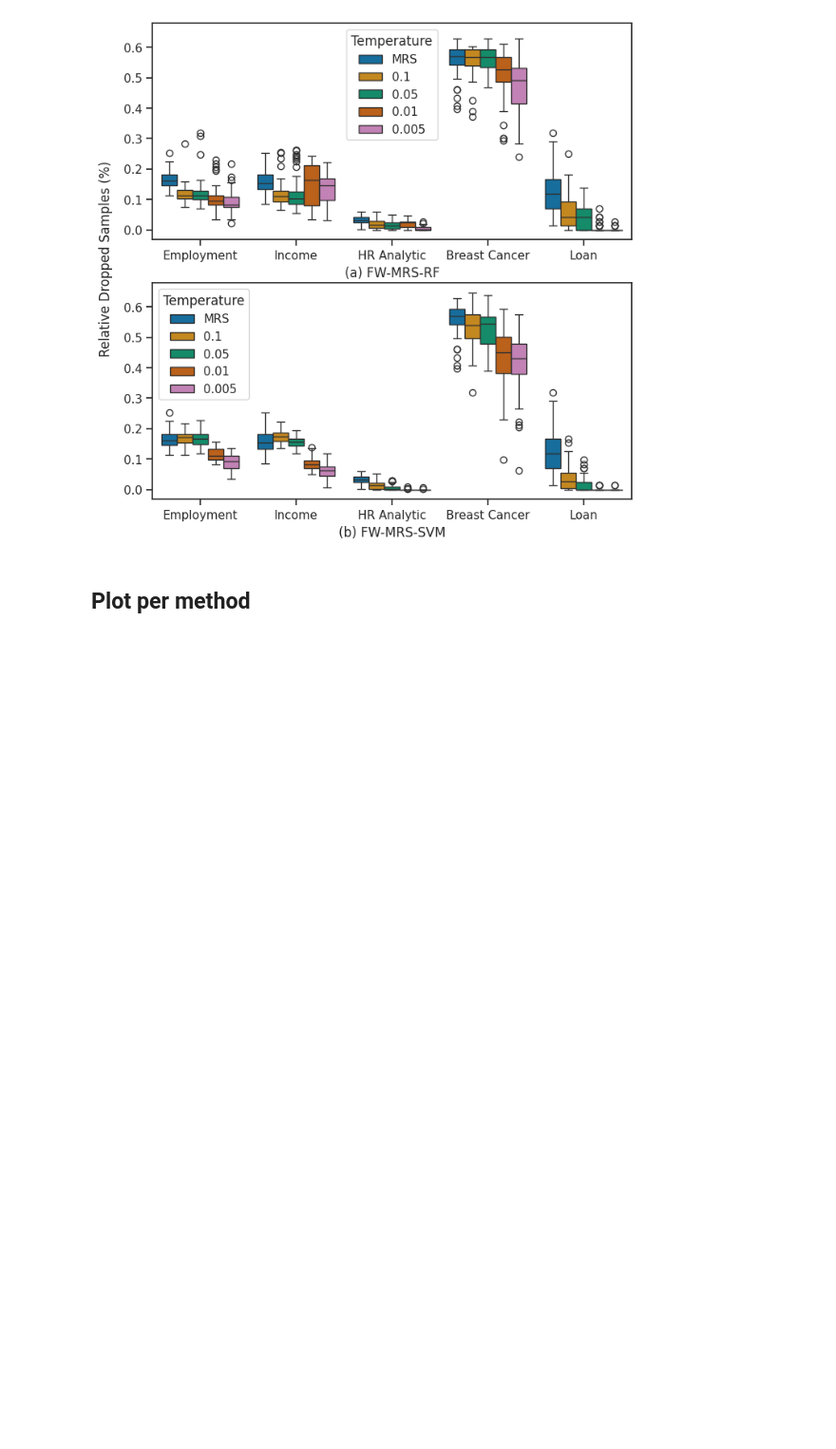
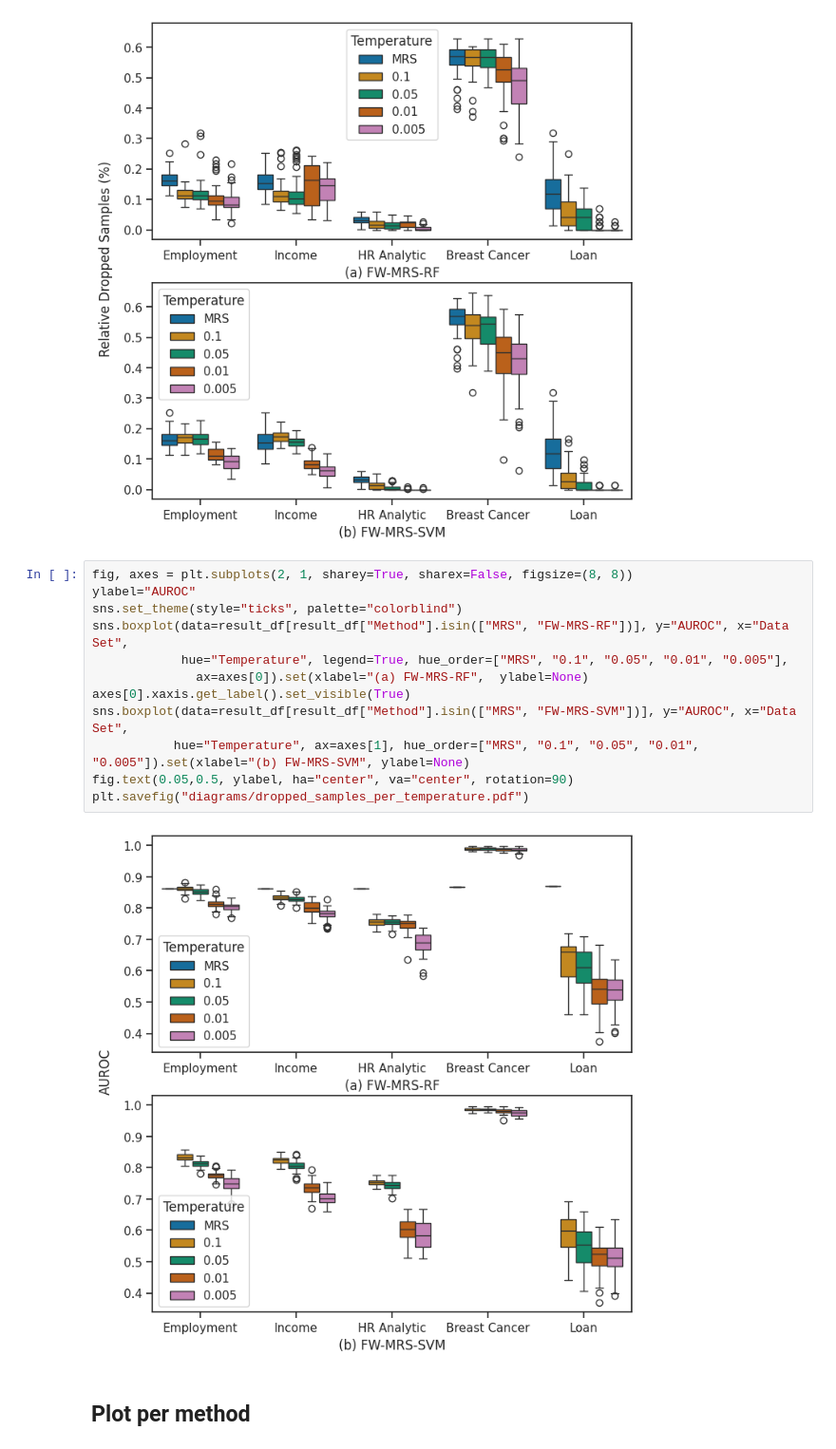
Before and after one commit to kramerlab/FeatureWeightDebiasing, a Jupyter notebook: notebooks/create_boxplots.ipynb, the cells around one changed output. Shown at 95% size. Cells and saved outputs as stored; diff of their text form; blank space fills up the shorter version.

```diff
--- a/notebooks/create_boxplots.ipynb
+++ b/notebooks/create_boxplots.ipynb
@@ -169,6 +169,20 @@ fig.text(0.05,0.5, ylabel, ha="center", va="center", rotation=90)
 plt.savefig("diagrams/dropped_samples_per_temperature.pdf")
 # %% [output]
 [figure]
+# %%
+fig, axes = plt.subplots(2, 1, sharey=True, sharex=False, figsize=(8, 8))
+ylabel="AUROC"
+sns.set_theme(style="ticks", palette="colorblind")
+sns.boxplot(data=result_df[result_df["Method"].isin(["MRS", "FW-MRS-RF"])], y="AUROC", x="Data Set",
+            hue="Temperature", legend=True, hue_order=["MRS", "0.1", "0.05", "0.01", "0.005"],
+              ax=axes[0]).set(xlabel="(a) FW-MRS-RF",  ylabel=None)
+axes[0].xaxis.get_label().set_visible(True)
+sns.boxplot(data=result_df[result_df["Method"].isin(["MRS", "FW-MRS-SVM"])], y="AUROC", x="Data Set",
+           hue="Temperature", ax=axes[1], hue_order=["MRS", "0.1", "0.05", "0.01", "0.005"]).set(xlabel="(b) FW-MRS-SVM", ylabel=None)
+fig.text(0.05,0.5, ylabel, ha="center", va="center", rotation=90)
+plt.savefig("diagrams/dropped_samples_per_temperature.pdf")
+# %% [output]
+[figure, added]
 # %% [markdown]
 ## Plot per method
 # %%
```
Also changed, not shown: parts of 1 cell of this notebook, 19 other files.
